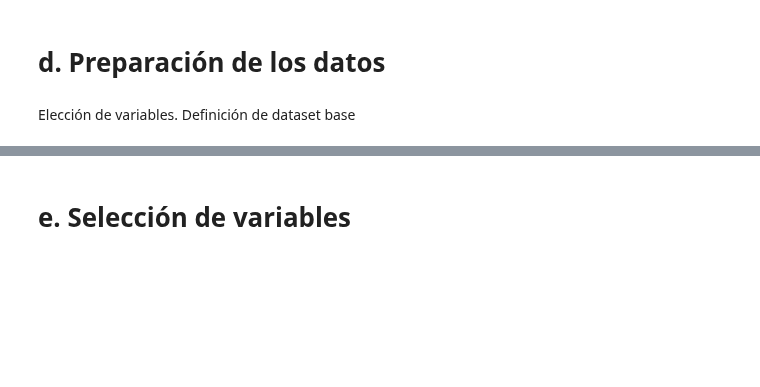
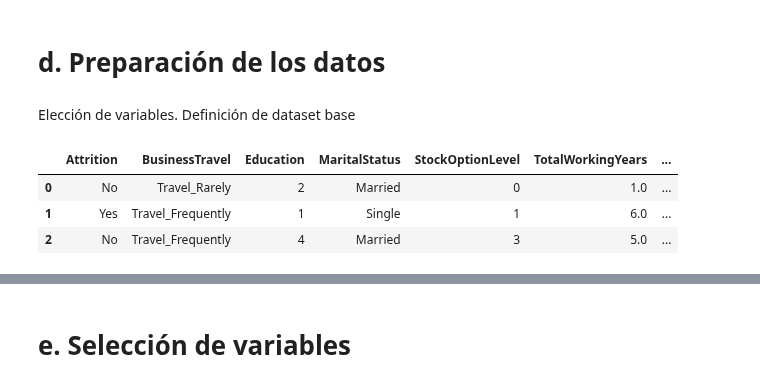
Before and after one commit to JavierBurgos-web/PROYECTO_ANALITICA_II, a Jupyter notebook: Entrega_uno.ipynb, the cells around one changed output, grey strips where cells are left out. Cells and saved outputs as stored; diff of their text form; code cells hidden in the pictures; blank space fills up the shorter version.

```diff
--- a/Entrega_uno.ipynb
+++ b/Entrega_uno.ipynb
@@ -491,2 +496,9 @@ df_base = df_no_nuloss
 
 df_base = df_base[['Attrition', 'BusinessTravel', 'Education', 'MaritalStatus', 'StockOptionLevel', 'TotalWorkingYears', 'YearsWithCurrManager','MonthlyIncome']]
+# %%
+df_base.head(3)
+# %% [output]
+|  | Attrition | BusinessTravel | Education | MaritalStatus | StockOptionLevel | TotalWorkingYears | ... |
+| 0 | No | Travel_Rarely | 2 | Married | 0 | 1.0 | ... |
+| 1 | Yes | Travel_Frequently | 1 | Single | 1 | 6.0 | ... |
+| 2 | No | Travel_Frequently | 4 | Married | 3 | 5.0 | ... |
```
Also changed, not shown: parts of 26 cells of this notebook.
